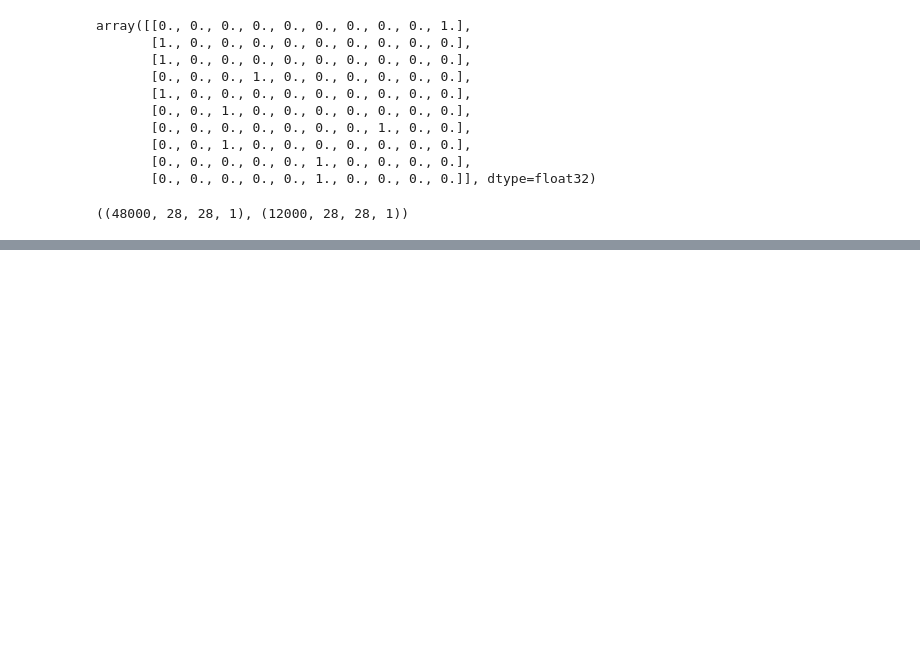
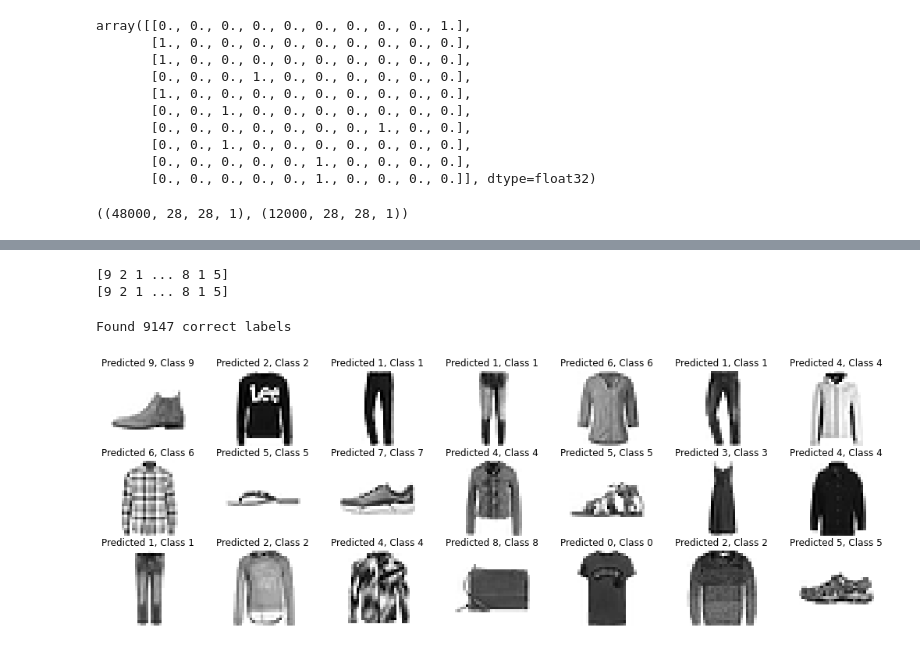
Before and after one commit to masha-mcr/practice-project, a Jupyter notebook: analysis/first_cnn.ipynb, the cells around one changed output, grey strips where cells are left out. Saved outputs shown, nothing was run; the diff lists cells and outputs as text; code cells hidden in the pictures; blank space fills up the shorter version.

```diff
--- a/analysis/first_cnn.ipynb
+++ b/analysis/first_cnn.ipynb
@@ -97,0 +308,3 @@ train_X.shape, valid_X.shape
+# %%
+predicted_classes = model.predict(test_X)
+predicted_classes
@@ -97,0 +326,19 @@ train_X.shape, valid_X.shape
+# %%
+predicted_classes = np.argmax(np.round(predicted_classes),axis=1)
+print(predicted_classes)
+print(test_Y)
+# %% [output]
+[9 2 1 ... 8 1 5]
+[9 2 1 ... 8 1 5]
+# %%
+correct = np.where(predicted_classes==test_Y)[0]
+print("Found %d correct labels" % len(correct))
+
+_, axes = plt.subplots(nrows=3, ncols=7, figsize=(18, 6))
+for ax, image, true_class, pred in zip(axes.flatten(), test_X[correct], test_Y[correct], predicted_classes[correct]):
+    ax.set_axis_off()
+    ax.imshow(image.reshape((28, 28)), cmap=plt.cm.gray_r)
+    ax.set_title("Predicted {}, Class {}".format(pred, true_class))
+# %% [output]
+Found 9147 correct labels
+[figure, added]
```
Also changed, not shown: parts of 25 cells of this notebook, 3 other files.
